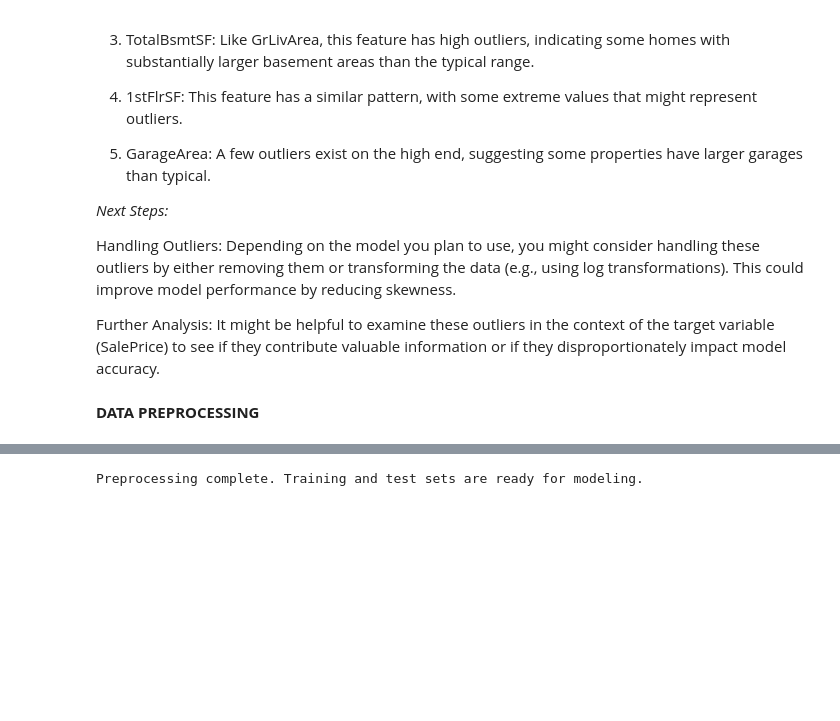
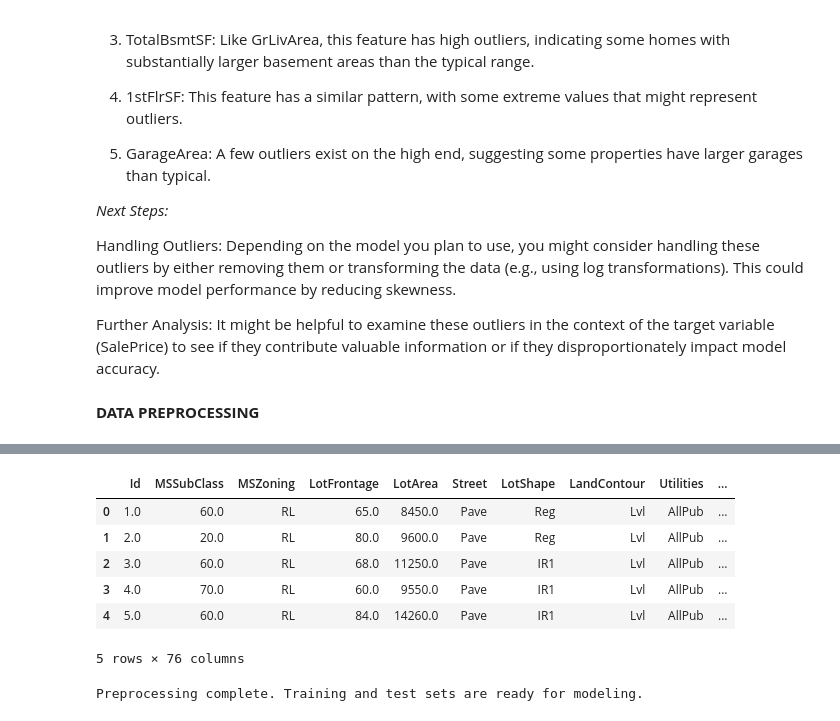
Before and after one commit to NamaembaSilali/House-Prices---Advanced-Regression-Techniques, a Jupyter notebook: index.ipynb, the cells around one changed output, grey strips where cells are left out. Saved outputs shown, nothing was run; the diff lists cells and outputs as text; code cells hidden in the pictures; blank space fills up the shorter version.

```diff
--- a/index.ipynb
+++ b/index.ipynb
@@ -286,0 +439,23 @@ Further Analysis: It might be helpful to examine these outliers in the context o
+# %%
+from sklearn.impute import SimpleImputer
+
+categorical_cols = data.select_dtypes(include=['object', 'category']).columns
+numerical_cols = data.select_dtypes(include=['number']).columns
+
+# Fill missing values for categorical columns with the most frequent value (mode)
+categorical_imputer = SimpleImputer(strategy='most_frequent')
+data[categorical_cols] = pd.DataFrame(
+    categorical_imputer.fit_transform(data[categorical_cols]),
+    columns=categorical_cols
+)
+
+# Fill missing values for numerical columns with the median value
+numerical_imputer = SimpleImputer(strategy='median')
+data[numerical_cols] = pd.DataFrame(
+    numerical_imputer.fit_transform(data[numerical_cols]),
+    columns=numerical_cols
+)
+
+# Verify the missing values are filled
+print("Missing values after imputation:")
+print(data.isnull().sum())
@@ -287,3 +486,13 @@ Further Analysis: It might be helpful to examine these outliers in the context o
+# %%
+data.head()
+# %% [output]
+|  | Id | MSSubClass | MSZoning | LotFrontage | LotArea | Street | LotShape | LandContour | Utilities | ... |
+| 0 | 1.0 | 60.0 | RL | 65.0 | 8450.0 | Pave | Reg | Lvl | AllPub | ... |
+| 1 | 2.0 | 20.0 | RL | 80.0 | 9600.0 | Pave | Reg | Lvl | AllPub | ... |
+| 2 | 3.0 | 60.0 | RL | 68.0 | 11250.0 | Pave | IR1 | Lvl | AllPub | ... |
+| 3 | 4.0 | 70.0 | RL | 60.0 | 9550.0 | Pave | IR1 | Lvl | AllPub | ... |
+| 4 | 5.0 | 60.0 | RL | 84.0 | 14260.0 | Pave | IR1 | Lvl | AllPub | ... |
+5 rows × 76 columns
 # %%
 # Separate features and target variable
 X = data.drop(columns=['SalePrice'])
```
Also changed, not shown: parts of 12 cells of this notebook.
